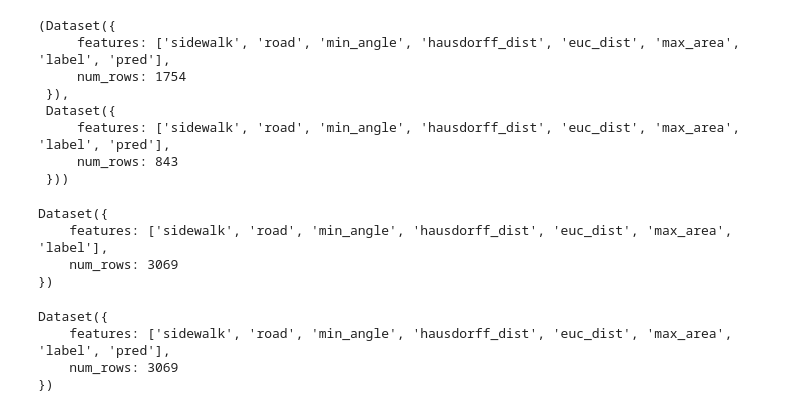
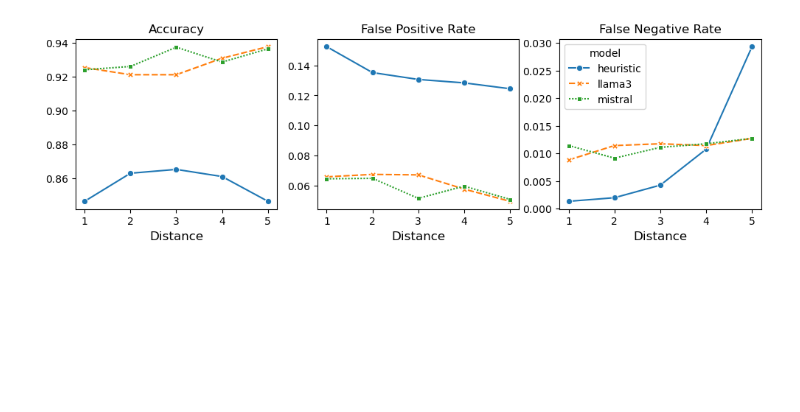
Before and after one commit to BeanHam/2024-spatial-data-integration, a Jupyter notebook: inference_results/inference_results.ipynb, the cells around one changed output. Drawn from its saved outputs; the diff is of its cells as text; code cells hidden in the pictures; blank space fills up the shorter version.

```diff
--- a/inference_results/inference_results.ipynb
+++ b/inference_results/inference_results.ipynb
@@ -186,11 +107,0 @@ positive, negative=filter_data(new_data, metric_name, metric_value)
-# %%
-positive, negative
-# %% [output]
-(Dataset({
-     features: ['sidewalk', 'road', 'min_angle', 'hausdorff_dist', 'euc_dist', 'max_area', 'label', 'pred'],
-     num_rows: 1754
- }),
- Dataset({
-     features: ['sidewalk', 'road', 'min_angle', 'hausdorff_dist', 'euc_dist', 'max_area', 'label', 'pred'],
-     num_rows: 843
- }))
@@ -200,35 +107,0 @@ positive, negative=filter_data(new_test, metric_name, metric_value)
-# %%
-ds = load_dataset("beanham/spatial_join_dataset")
-test=ds['test']
-models=['heuristic','llama3','mistral']
-metric_names=['degree', 'distance']
-predictions={}
-results=[]
-for model in models:
-    for metric_name in metric_names:
-        if metric_name=='degree':
-            metric_values=[1,2,5,10,20]
-        elif metric_name=='distance':
-            metric_values=[1,2,3,4,5]
-
-        for metric_value in metric_values:
-            pred,acc,fpr,fnr=post_processing(test, model,metric_name,metric_value)
-
-            ## error analysis
-            new_test = ds['test'].add_column("pred", pred)
-            positive = new_test.filter(lambda x: ((x['label']==1) & (x['min_angle']<=metric_value)))
-            negative = new_test.filter(lambda x: ((x['label']==0) & (x['min_angle']>metric_value)))
-
-            ## save results
-            results.append([model, metric_name, metric_value, acc, fpr, fnr])
-            predictions[f'{model}_{metric_name}_{metric_value}']=pred
-
-results=pd.DataFrame(results, columns=['model','metric','metric_value','acc','fpr','fnr'])
-results['metric_index']=[f'metric_{i}'for i in range(1,6)]*6
-degree_results=results[results['metric']=='degree'].reset_index(drop=True)
-distance_results=results[results['metric']=='distance'].reset_index(drop=True)
-# %% [output]
-Dataset({
-    features: ['sidewalk', 'road', 'min_angle', 'hausdorff_dist', 'euc_dist', 'max_area', 'label'],
-    num_rows: 3069
-})
@@ -237,7 +108,17 @@ new_test = ds['test'].add_column("pred", pred)
-# %%
-new_test
-# %% [output]
-Dataset({
-    features: ['sidewalk', 'road', 'min_angle', 'hausdorff_dist', 'euc_dist', 'max_area', 'label', 'pred'],
-    num_rows: 3069
-})
+# %%
+fig, axs = plt.subplots(ncols=3,figsize=(12, 3))
+sns.lineplot(data=distance_results, x="metric_value", y="acc",style="model",hue="model",markers=True,ax=axs[0],legend=False)
+sns.lineplot(data=distance_results, x="metric_value", y="fpr",style="model",hue="model",markers=True,ax=axs[1],legend=False)
+sns.lineplot(data=distance_results, x="metric_value", y="fnr",style="model",hue="model",markers=True,ax=axs[2])
+axs[0].set_xlabel('Distance', fontsize=12)
+axs[1].set_xlabel('Distance', fontsize=12)
+axs[2].set_xlabel('Distance', fontsize=12)
+axs[0].set_ylabel('')
+axs[1].set_ylabel('')
+axs[2].set_ylabel('')
+axs[0].set_title('Accuracy', fontsize=12)
+axs[1].set_title('False Positive Rate', fontsize=12)
+axs[2].set_title('False Negative Rate', fontsize=12)
+pass
+# %% [output]
+[figure, added]
```
Also changed, not shown: parts of 21 cells of this notebook, 4 other files.
